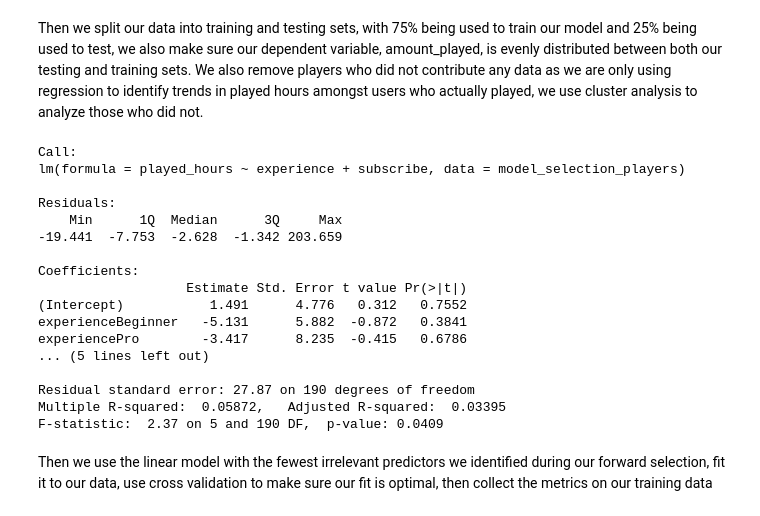
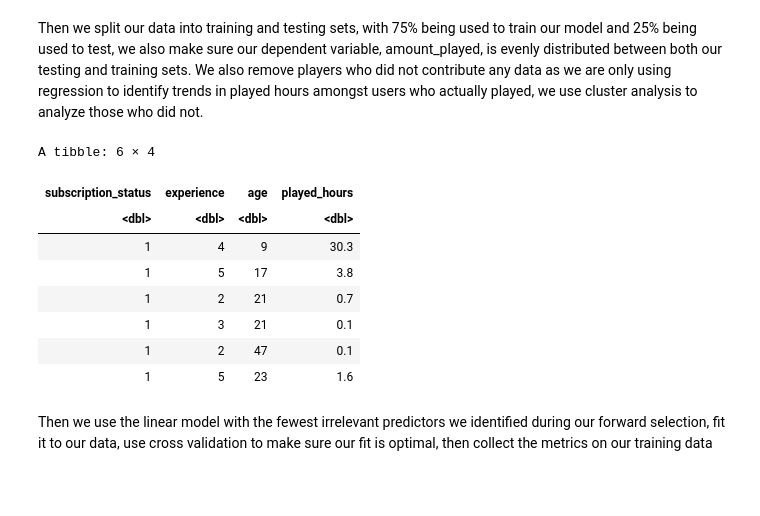
Before and after one commit to vicky-nak/DSCI-Final-Report-24, a Jupyter notebook: Final Report.ipynb, the cells around one changed output. Cells and saved outputs as stored; diff of their text form; code cells hidden in the pictures; blank space fills up the shorter version.

Commit message:
changed players_data

```diff
--- a/Final Report.ipynb
+++ b/Final Report.ipynb
@@ -190,30 +208,23 @@ fif <- lm(played_hours ~ experience + subscribe + gender + Age, data = model_sel
 Then we split our data into training and testing sets, with 75% being used to train our model and 25% being used to test, we also make sure our dependent variable, amount_played, is evenly distributed between both our testing and training sets.
 We also remove players who did not contribute any data as we are only using regression to identify trends in played hours amongst users who actually played, we use cluster analysis to analyze those who did not.
 # %%
+new_players_data_training <- players_data |> filter(played_hours != 0.0) # removing players who played for less than 0.1 hours and who did not contribute to the data collection.
 players_data_split    <- initial_split(players_data, prop = 0.75, strata = played_hours)
 players_data_training <- training(players_data_split)
 players_data_testing  <- testing(players_data_split)
 
-new_players_data_training <- players_data_training |> filter(played_hours != 0.0) # removing players who played for less than 0.1 hours and who did not contribute to the data collection.
+
 head(new_players_data_training)
 # %% [output]
-Call:
-lm(formula = played_hours ~ experience + subscribe, data = model_selection_players)
-
-Residuals:
-    Min      1Q  Median      3Q     Max
--19.441  -7.753  -2.628  -1.342 203.659
-
-Coefficients:
-                   Estimate Std. Error t value Pr(>|t|)
-(Intercept)           1.491      4.776   0.312   0.7552
-experienceBeginner   -5.131      5.882  -0.872   0.3841
-experiencePro        -3.417      8.235  -0.415   0.6786
-... (5 lines left out)
-
-Residual standard error: 27.87 on 190 degrees of freedom
-Multiple R-squared:  0.05872,   Adjusted R-squared:  0.03395
-F-statistic:  2.37 on 5 and 190 DF,  p-value: 0.0409
+A tibble: 6 × 4
+| subscription_status | experience | age | played_hours |
+| <dbl> | <dbl> | <dbl> | <dbl> |
+| 1 | 4 | 9 | 30.3 |
+| 1 | 5 | 17 | 3.8 |
+| 1 | 2 | 21 | 0.7 |
+| 1 | 3 | 21 | 0.1 |
+| 1 | 2 | 47 | 0.1 |
+| 1 | 5 | 23 | 1.6 |
 # %% [markdown]
 Then we use the linear model with the fewest irrelevant predictors we identified during our forward selection, fit it to our data, use cross validation to make sure our fit is optimal, then collect the metrics on our training data
 # %%
```
Also changed, not shown: parts of 3 cells of this notebook.
